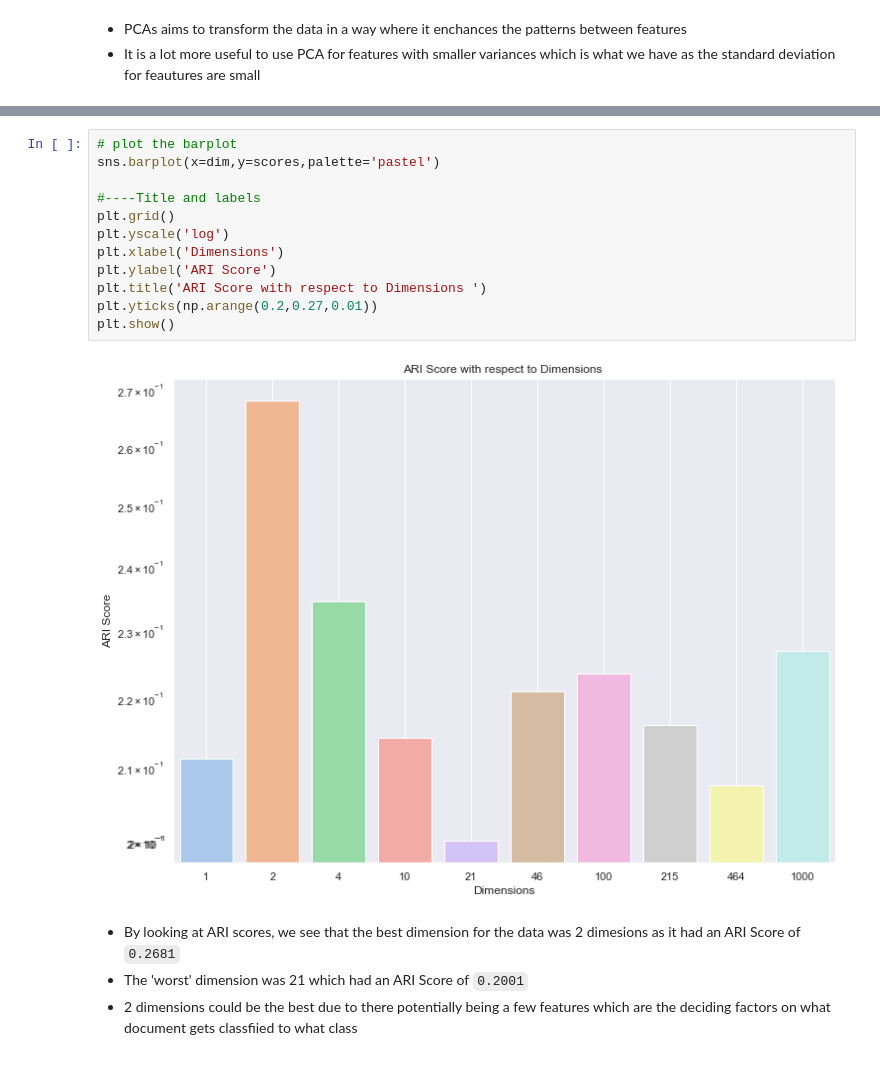
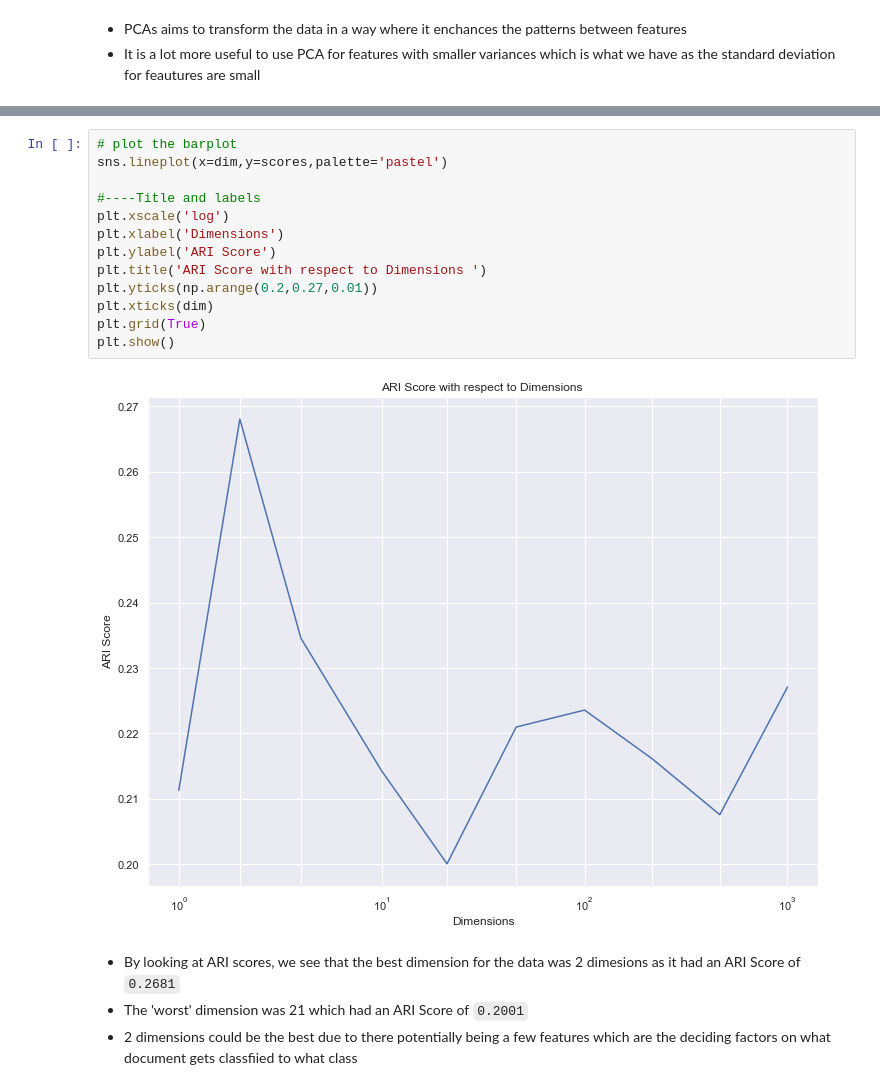
Before and after one commit to aadulan/iaml2018, a Jupyter notebook: Assignments/04_A_KMeans.ipynb, the cells around one changed output, grey strips where cells are left out. Drawn from its saved outputs; the diff is of its cells as text.

```diff
--- a/Assignments/04_A_KMeans.ipynb
+++ b/Assignments/04_A_KMeans.ipynb
@@ -363,18 +364,19 @@ The ARI score is 0.2076 for 464 dimensions
 The ARI score is 0.2271 for 1000 dimensions
 # %%
 # plot the barplot
-sns.barplot(x=dim,y=scores,palette='pastel')
+sns.lineplot(x=dim,y=scores,palette='pastel')
 
 #----Title and labels
-plt.grid()
-plt.yscale('log')
+plt.xscale('log')
 plt.xlabel('Dimensions')
 plt.ylabel('ARI Score')
 plt.title('ARI Score with respect to Dimensions ')
 plt.yticks(np.arange(0.2,0.27,0.01))
+plt.xticks(dim)
+plt.grid(True)
 plt.show()
 # %% [output]
-[figure, old version]
+[figure, new version]
 # %% [markdown]
 - By looking at ARI scores, we see that the best dimension for the data was 2 dimesions as it had an ARI Score of `0.2681`
 - The 'worst' dimension was 21 which had an ARI Score of `0.2001`
```
Also changed, not shown: parts of 7 cells of this notebook.
